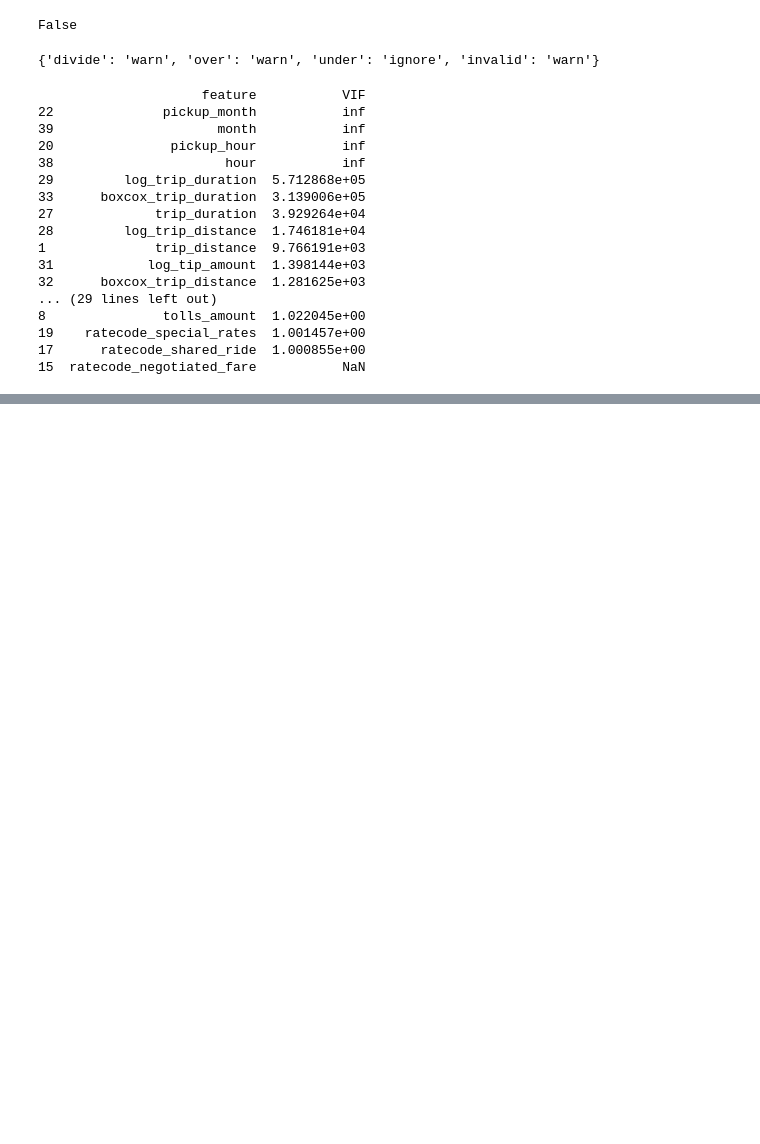
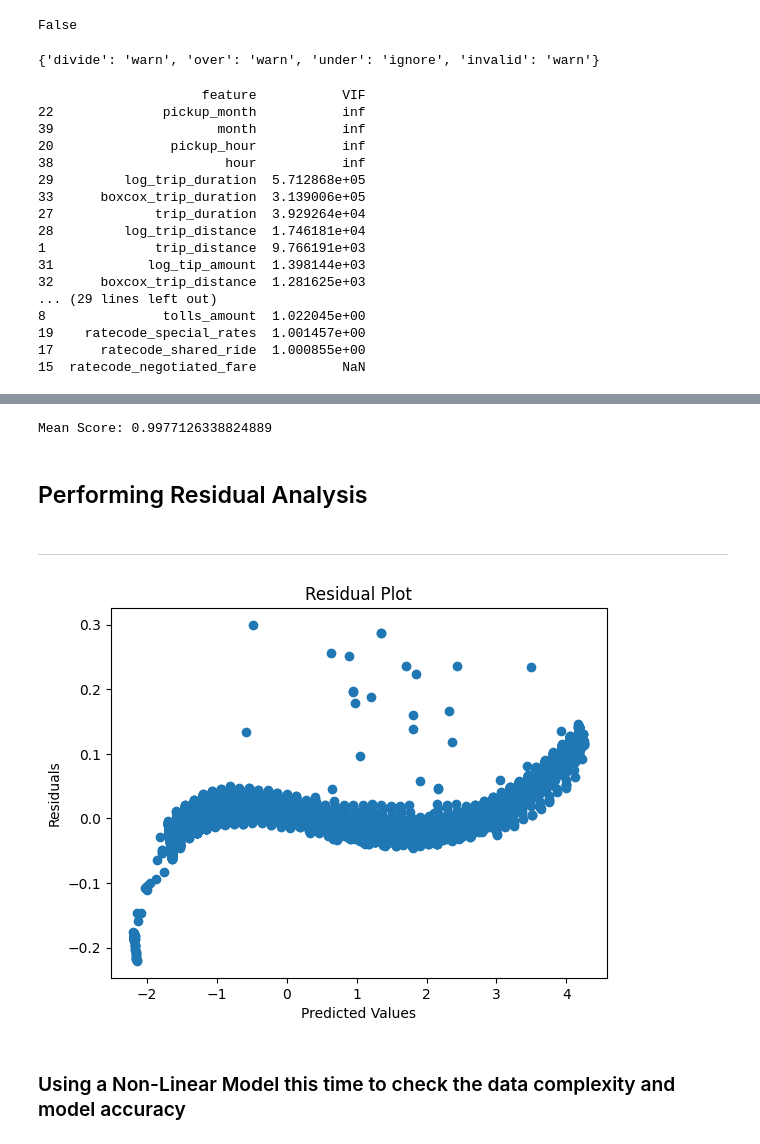
Before and after one commit to LongD3Ad/Taxi-Fare, a Jupyter notebook: Taxi_model.ipynb, the cells around one changed output, grey strips where cells are left out. Cells and saved outputs as stored; diff of their text form; code cells hidden in the pictures; blank space fills up the shorter version.

Commit message:
Added Residual Analysis, working on other metrics

```diff
--- a/Taxi_model.ipynb
+++ b/Taxi_model.ipynb
@@ -410,0 +486,10 @@ print(vif_results)
+# %%
+#Similarly calculating the mean standard scores of the cross validation
+cv_scores1 = cross_val_score(linear_model, train_df.drop('fare_amount', axis=1), train_df['fare_amount'], cv=5)
+print(f"Mean Score: {cv_scores1.mean()}")
+# %% [output]
+Mean Score: 0.9977126338824889
+# %% [markdown]
+## Performing Residual Analysis
+# %% [markdown]
+---
@@ -410,0 +498,11 @@ print(vif_results)
+# %%
+residuals = validation_df['fare_amount'] - val_predictions
+plt.scatter(val_predictions, residuals)
+plt.xlabel('Predicted Values')
+plt.ylabel('Residuals')
+plt.title('Residual Plot')
+plt.show()
+# %% [output]
+[figure, added]
+# %% [markdown]
+### Using a Non-Linear Model this time to check the data complexity and model accuracy
```
Also changed, not shown: parts of 27 cells of this notebook.
